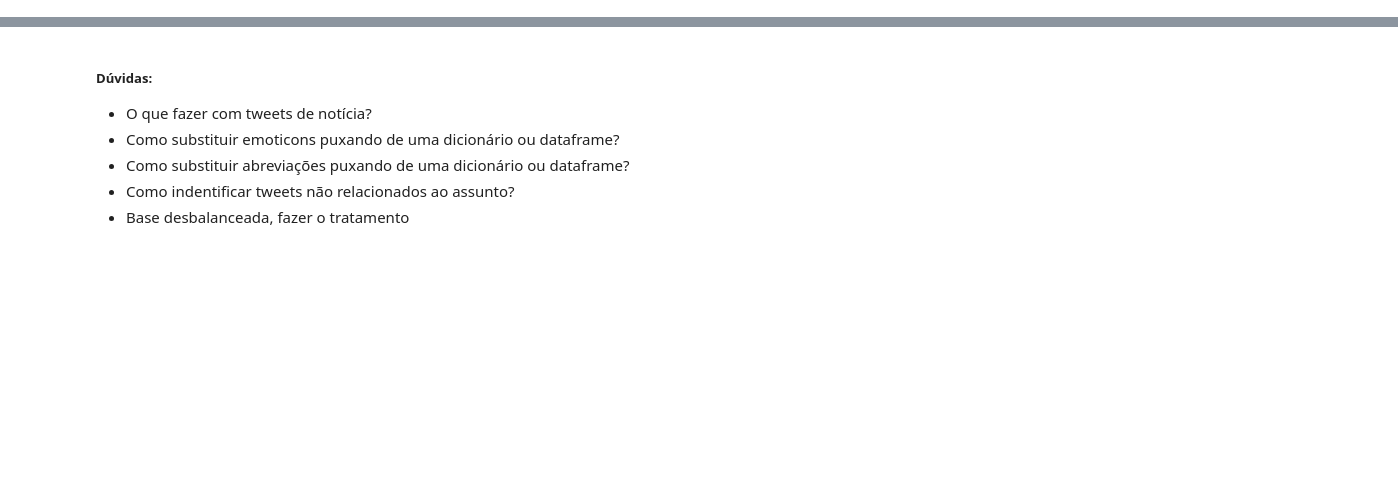
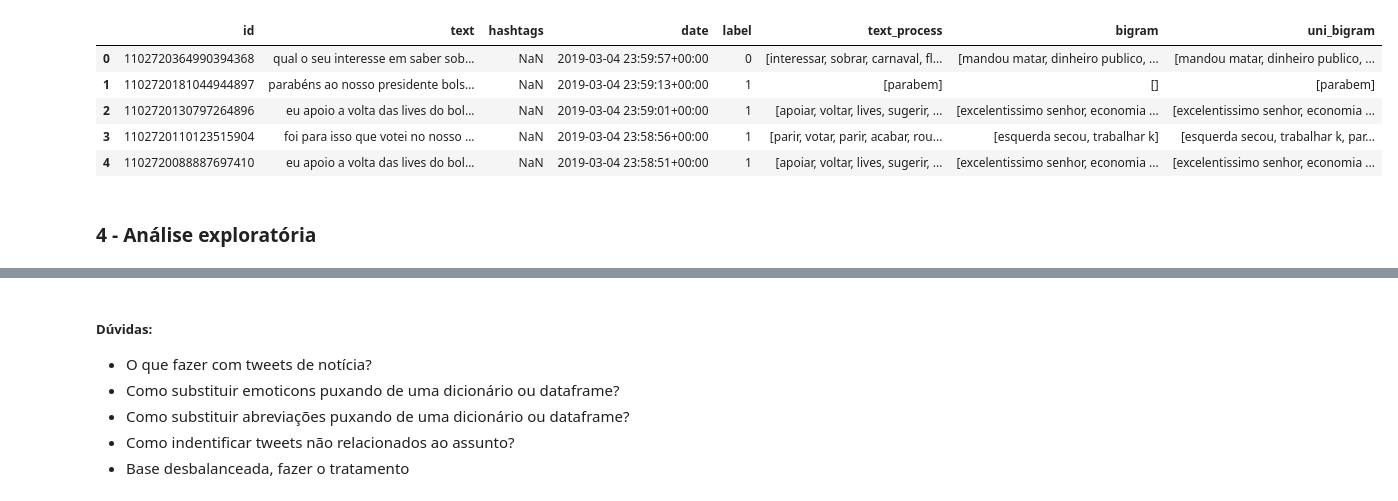
Before and after one commit to RodolfoLSS/text_mining_nlp, a Jupyter notebook: final_project_V1_20032019.ipynb, the cells around one changed output, grey strips where cells are left out. Cells and saved outputs as stored; diff of their text form; code cells hidden in the pictures; blank space fills up the shorter version.

```diff
--- a/final_project_V1_20032019.ipynb
+++ b/final_project_V1_20032019.ipynb
@@ -65,0 +261,21 @@ df.to_csv("2018_09_10-2018_10_10.csv")
+# %%
+# Criando uma nova coluna: Unigrama + Bigrama
+
+bigram = dataset["bigram"].tolist()
+unigram = dataset["text_process"].tolist()
+uni_bi=[]
+for l in range(len(bigram)):
+    uni_bi.append(bigram[l] + unigram[l])
+
+dataset.loc[:,'uni_bigram'] = uni_bi
+# %%
+dataset.head()
+# %% [output]
+|  | id | text | hashtags | date | label | text_process | bigram | uni_bigram |
+| 0 | 1102720364990394368 | qual o seu interesse em saber sob... | NaN | 2019-03-04 23:59:57+00:00 | 0 | [interessar, sobrar, carnaval, fl... | [mandou matar, dinheiro publico, ... | [mandou matar, dinheiro publico, ... |
+| 1 | 1102720181044944897 | parabéns ao nosso presidente bols... | NaN | 2019-03-04 23:59:13+00:00 | 1 | [parabem] | [] | [parabem] |
+| 2 | 1102720130797264896 | eu apoio a volta das lives do bol... | NaN | 2019-03-04 23:59:01+00:00 | 1 | [apoiar, voltar, lives, sugerir, ... | [excelentissimo senhor, economia ... | [excelentissimo senhor, economia ... |
+| 3 | 1102720110123515904 | foi para isso que votei no nosso ... | NaN | 2019-03-04 23:58:56+00:00 | 1 | [parir, votar, parir, acabar, rou... | [esquerda secou, trabalhar k] | [esquerda secou, trabalhar k, par... |
+| 4 | 1102720088887697410 | eu apoio a volta das lives do bol... | NaN | 2019-03-04 23:58:51+00:00 | 1 | [apoiar, voltar, lives, sugerir, ... | [excelentissimo senhor, economia ... | [excelentissimo senhor, economia ... |
+# %% [markdown]
+### 4 - Análise exploratória
```
Also changed, not shown: parts of 87 cells of this notebook.
